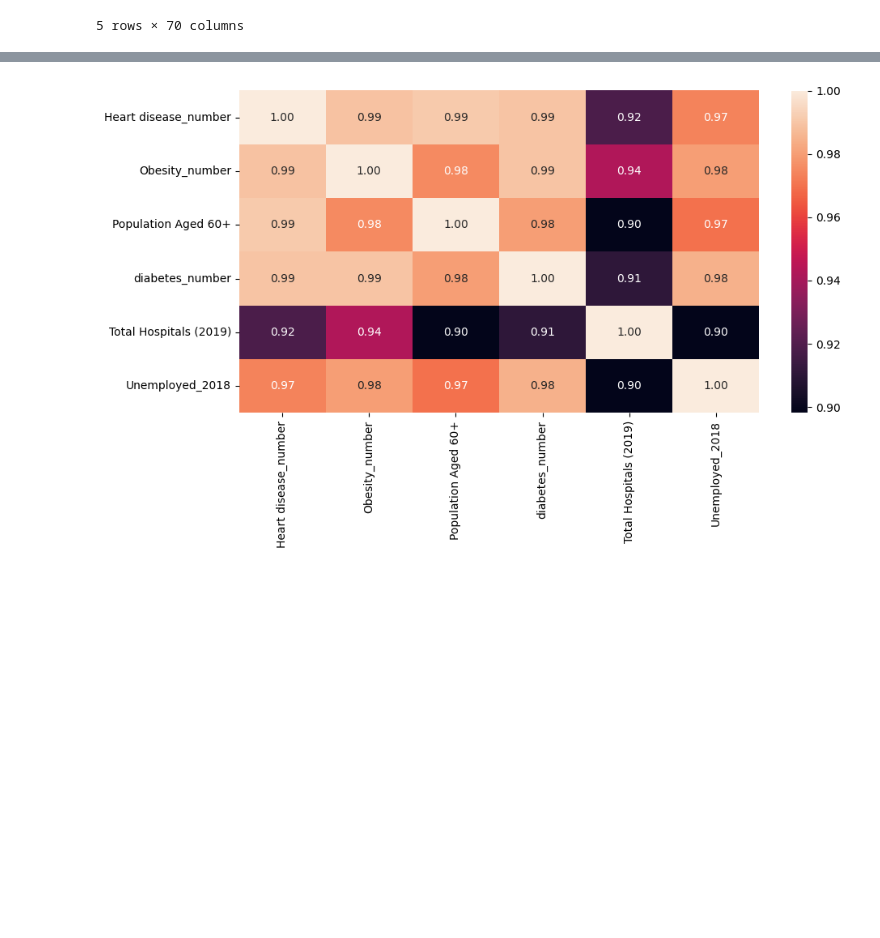
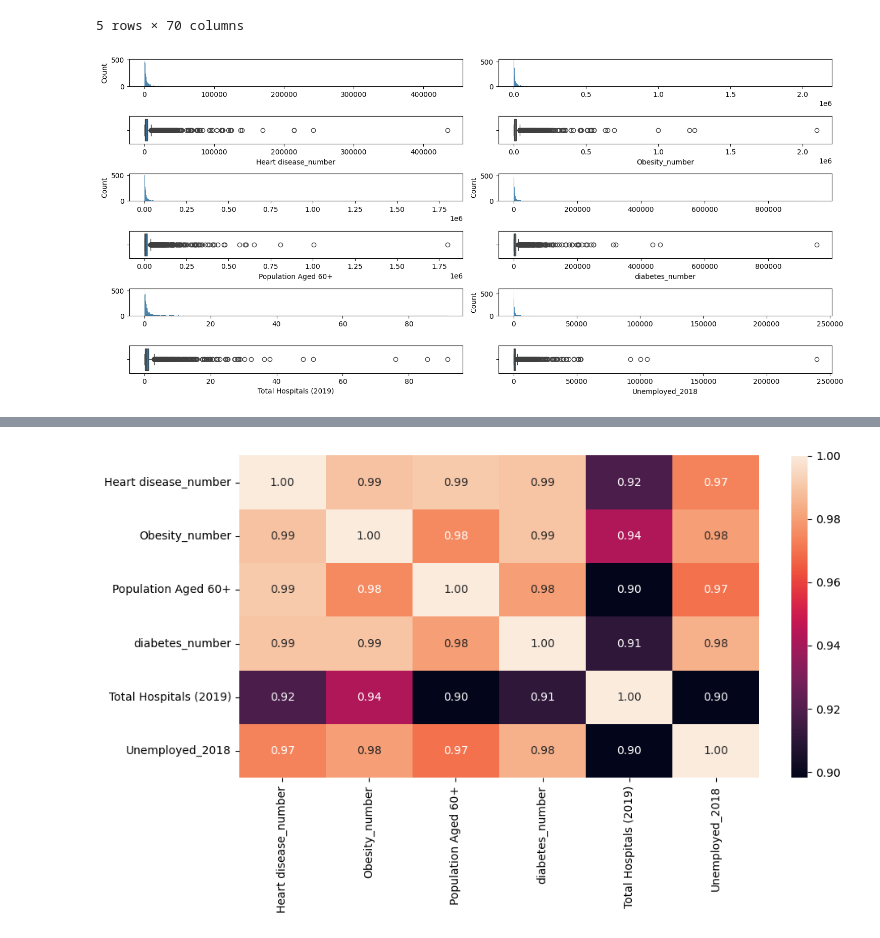
Before and after one commit to 4GeeksAcademy/Liutciia-regularized-linear-regression, a Jupyter notebook: src/explore.ipynb, the cells around one changed output, grey strips where cells are left out. Cells and saved outputs as stored; diff of their text form; code cells hidden in the pictures; blank space fills up the shorter version.

```diff
--- a/src/explore.ipynb
+++ b/src/explore.ipynb
@@ -40,3 +43,30 @@ data.head()
 | 3 | 22400 | -155 | 2151 | 11.1 | 11.4 | -0.3 | ... |
 | 4 | 57840 | 13 | 489 | 11.8 | 11.4 | 0.3 | ... |
 5 rows × 70 columns
+# %%
+#Analysis of univariate (numeric) variables
+import matplotlib.pyplot as plt
+import seaborn as sns
+fig, axis = plt.subplots(6, 2, figsize = (15, 7))
+
+# Creating a multiple figure with histograms and box plots
+sns.histplot(ax = axis[0, 0], data = data, x = "Heart disease_number").set(xlabel = None)
+sns.boxplot(ax = axis[1, 0], data = data, x = "Heart disease_number")
+sns.histplot(ax = axis[0, 1], data = data, x = "Obesity_number").set(xlabel = None, ylabel = None)
+sns.boxplot(ax = axis[1, 1], data = data, x = "Obesity_number")
+sns.histplot(ax = axis[2, 0], data = data, x = "Population Aged 60+").set(xlabel = None)
+sns.boxplot(ax = axis[3, 0], data = data, x = "Population Aged 60+")
+sns.histplot(ax = axis[2, 1], data = data, x = "diabetes_number").set(xlabel = None)
+sns.boxplot(ax = axis[3, 1], data = data, x = "diabetes_number")
+sns.histplot(ax = axis[4, 0], data = data, x = "Total Hospitals (2019)").set(xlabel = None, ylabel = None)
+sns.boxplot(ax = axis[5, 0], data = data, x = "Total Hospitals (2019)")
+sns.histplot(ax = axis[4, 1], data = data, x = "Unemployed_2018").set(xlabel = None)
+sns.boxplot(ax = axis[5, 1], data = data, x = "Unemployed_2018")
+
+# Adjust the layout
+plt.tight_layout()
+
+# Show the plot
+plt.show()
+# %% [output]
+[figure, added]
```
Also changed, not shown: parts of 12 cells of this notebook, 1 other file.
